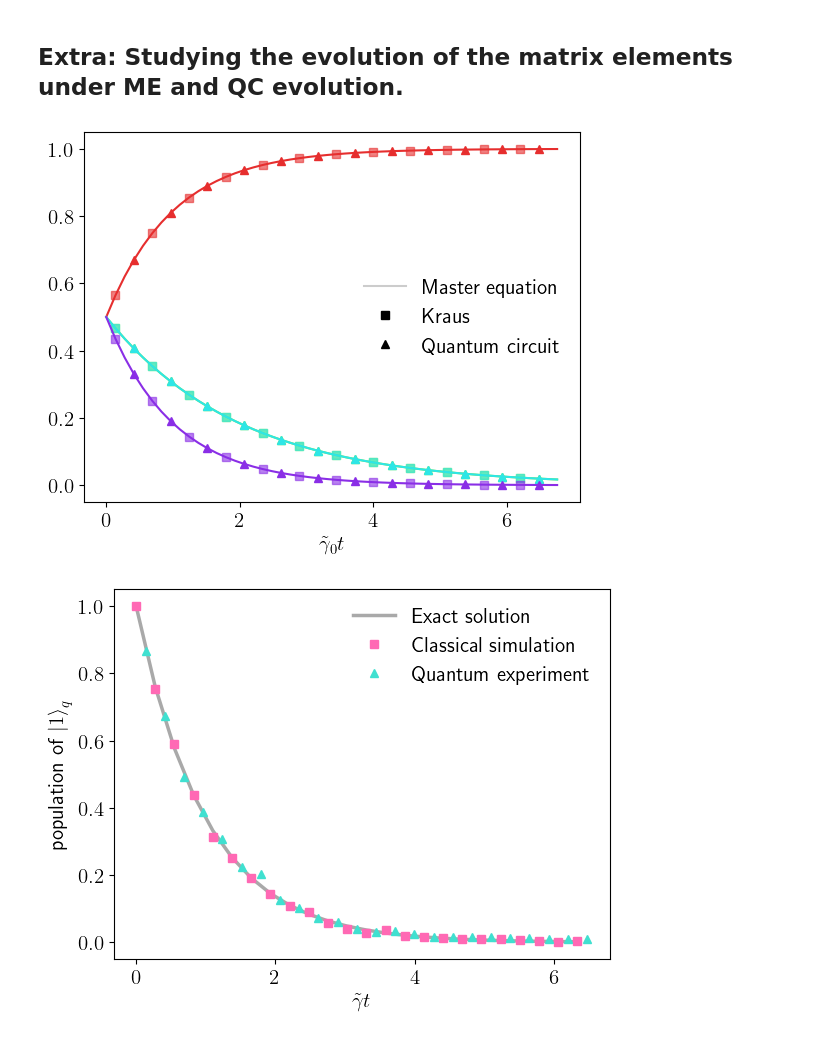
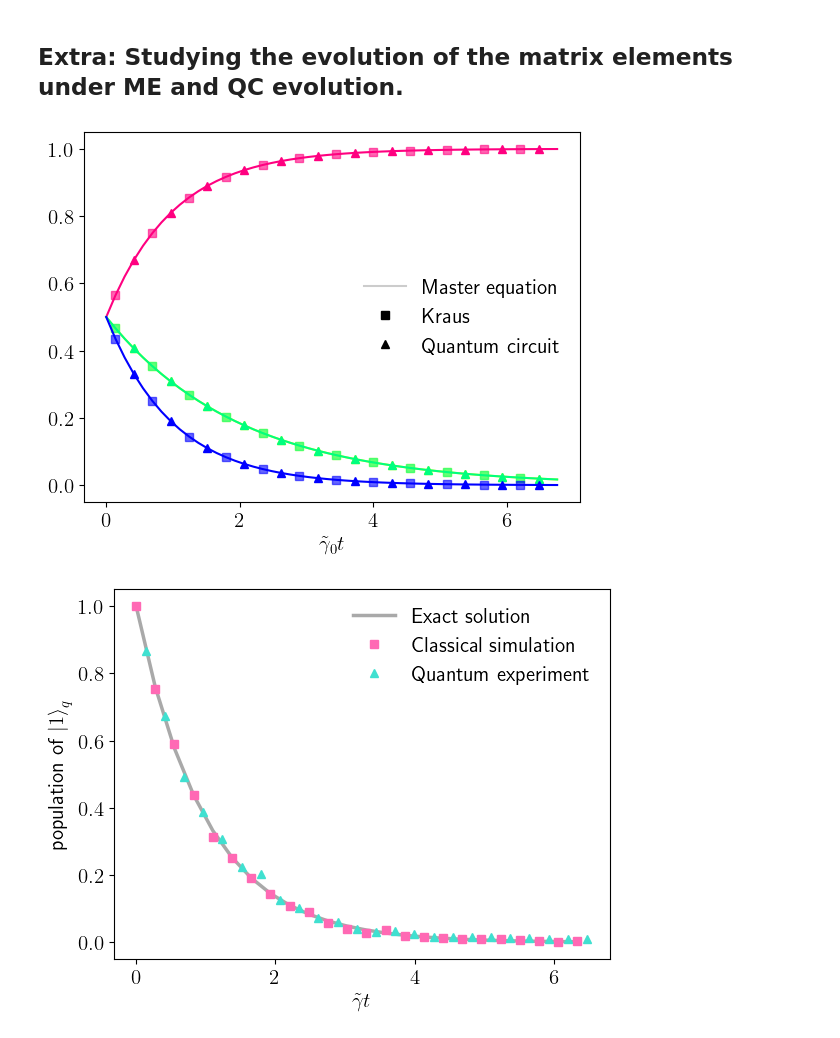
Before and after one commit to bentirher/31_10_diss_dynamics, a Jupyter notebook: 01_one_emitter_and_one_cavity.ipynb, the cells around one changed output. Saved outputs shown, nothing was run; the diff lists cells and outputs as text; code cells hidden in the pictures.

```diff
--- a/01_one_emitter_and_one_cavity.ipynb
+++ b/01_one_emitter_and_one_cavity.ipynb
@@ -378,38 +378,39 @@ for instant in t:
     qc_density_matrices.append(np.abs(reduced_rho_to_np_array))
 
 
-colors = generate_complementary_colors(4, 'default', 'maroon')
+#colors = generate_complementary_colors(4, 'default', 'maroon')
+colors = generate_complementary_colors(4, 'neon', 'hotpink')
 tags = ['00', '01', '10', '11']
 counter = 0
 for i in range(2):
     for j in range(2):
         if (i,j) == (0,0):
             ME_elements = [ np.abs(ME_density_matrices[idx].full())[1][1] for idx in range(len(t))]
         elif (i,j) == (1,1):
             ME_elements = [ ME_density_matrices[idx][0][0] for idx in range(len(t))]
         else:
             ME_elements = [ ME_density_matrices[idx][i][j] for idx in range(len(t))]
         kraus_elements = [ kraus_density_matrices[idx][i][j] for idx in range(len(t))]
         qc_elements = [ qc_density_matrices[idx][i][j] for idx in range(len(t))]
 
         adim_t = gamma_eff*t
         # plt.plot(t[0:-3:3], ME_elements[0:-3:3], color = colors[counter], linestyle = 'none', marker = 'o', markersize = 6, alpha = 0.2)
         plt.plot(adim_t, ME_elements, color = colors[counter], linestyle = 'solid', markersize = 6)
         plt.plot(adim_t[1:-2:4], kraus_elements[1:-2:4], color = colors[counter], linestyle = 'none', marker = 's', alpha = 0.6)
         plt.plot(adim_t[3:-1:4], qc_elements[3:-1:4], color = colors[counter], linestyle = 'none', marker = '^')
         #plt.plot(np.NaN, np.NaN, color = colors[counter], linestyle = 'none', marker = 'o', label = f'$\\rho_{{{i}{j}}} (t)$')
 
         counter = counter + 1
 plt.plot(np.NaN, np.NaN, color = 'black', linestyle = 'solid', label = f'Master equation', alpha = 0.2)
 plt.plot(np.NaN, np.NaN, color = 'black', linestyle = 'none', marker = 's', label = f'Kraus')
 plt.plot(np.NaN, np.NaN, color = 'black', linestyle = 'none', marker = '^',label = f'Quantum circuit')
 plt.xlabel('$\\tilde{\\gamma}_0 t$')
 #plt.legend(loc='upper center', bbox_to_anchor=(0.5, -0.1), frameon=False)
 plt.legend(frameon=False)
-plt.savefig('fig1c_rescaled', bbox_inches='tight')
+plt.savefig('figs/fig1c_rescaled.svg', format='svg', bbox_inches='tight', transparent = True)
 plt.show()
 # %% [output]
-[figure, old version]
+[figure, new version]
 # %%
 from qutip import sigmam, sigmap, basis, mesolve
 import numpy as np
```
Also changed, not shown: parts of 1 cell of this notebook.
